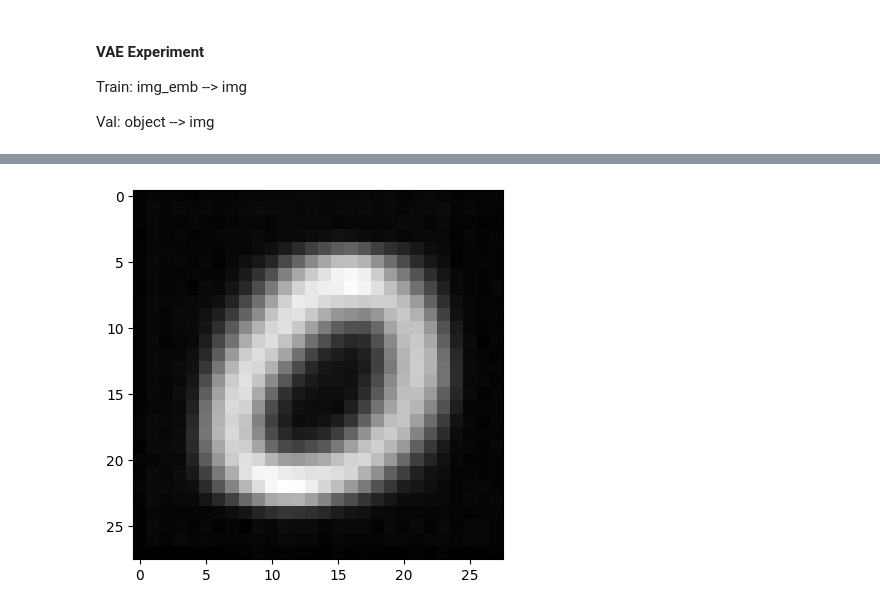
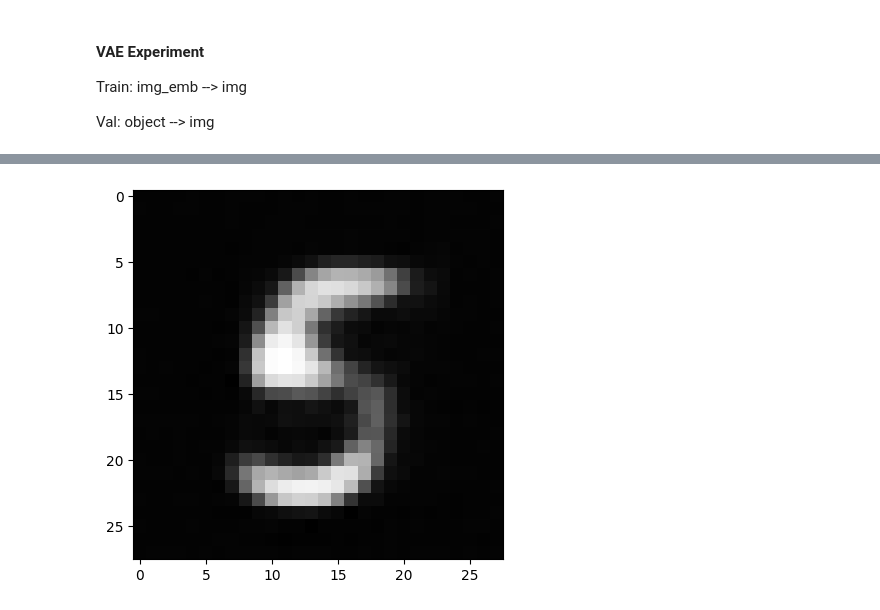
Before and after one commit to Dmitrii975/Multimodal-Experiment, a Jupyter notebook: ReportMNIST.ipynb, the cells around one changed output, grey strips where cells are left out. Saved outputs shown, nothing was run; the diff lists cells and outputs as text; code cells hidden in the pictures.

```diff
--- a/ReportMNIST.ipynb
+++ b/ReportMNIST.ipynb
@@ -252,4 +278,4 @@ y = y / 255
 # %%
-vae = CompactDecoder()
+vae = ImprovedDecoder().to(DEVICE)
 # %%
 ds = TensorDataset(x, y)
@@ -277,10 +309,10 @@ KeyboardInterrupt:
 # %%
-tp = x[1].unsqueeze(0)
+tp = x[0].unsqueeze(0)
 # %%
-plt.imshow(vae(tp).squeeze(0).permute(1,2,0).detach().numpy(), cmap='gray')
+plt.imshow(vae(tp.to(DEVICE)).cpu().squeeze(0).permute(1,2,0).detach().numpy(), cmap='gray')
 plt.show()
 # %% [output]
-[figure, old version]
+[figure, new version]
 # %%
 et = TYPE_AUDIO
 pids = initial.return_ids_of_objects(et)
```
Also changed, not shown: parts of 14 cells of this notebook, 1 other file.
